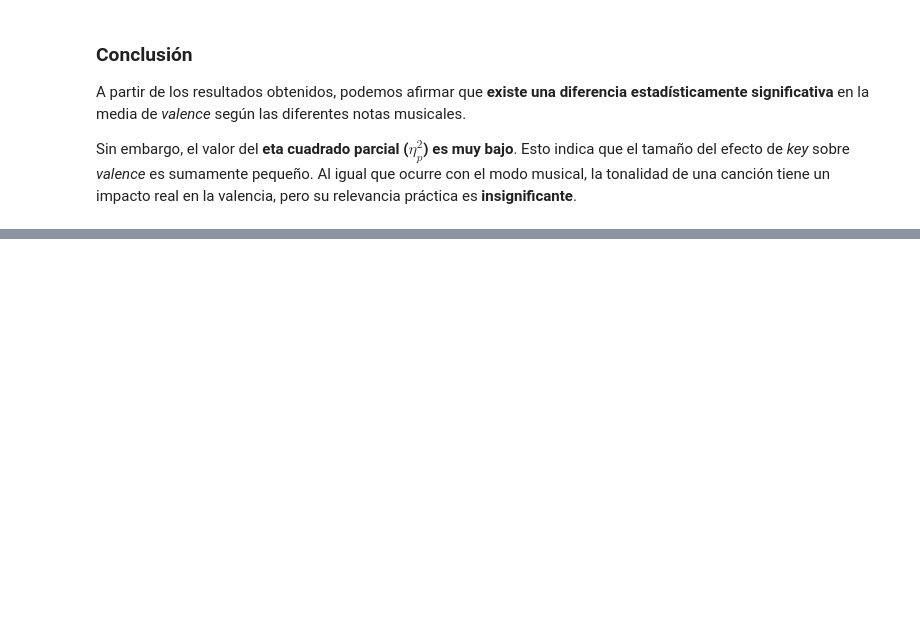
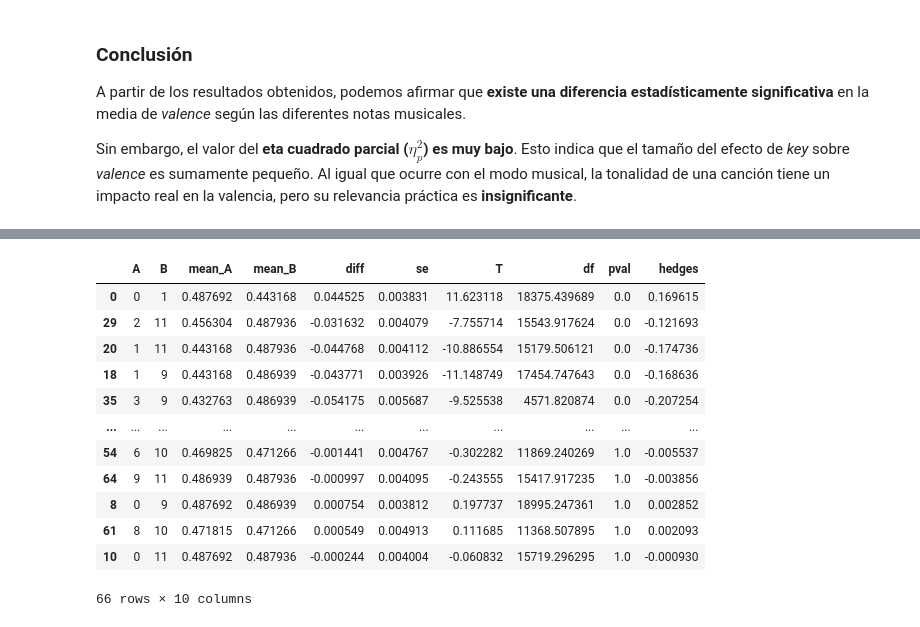
Before and after one commit to JuanDa72/music-mood-analysis, a Jupyter notebook: notebooks/02_hypothesis_testing.ipynb, the cells around one changed output, grey strips where cells are left out. Saved outputs shown, nothing was run; the diff lists cells and outputs as text; code cells hidden in the pictures; blank space fills up the shorter version.

```diff
--- a/notebooks/02_hypothesis_testing.ipynb
+++ b/notebooks/02_hypothesis_testing.ipynb
@@ -384,0 +391,19 @@ Sin embargo, el valor del **eta cuadrado parcial ($\eta_p^2$) es muy bajo**. Est
+# %%
+import pingouin as pg
+
+games_howell = pg.pairwise_gameshowell(data=df_clean, dv='valence', between='key')
+games_howell.sort_values('pval')
+# %% [output]
+|  | A | B | mean_A | mean_B | diff | se | T | df | pval | hedges |
+| 0 | 0 | 1 | 0.487692 | 0.443168 | 0.044525 | 0.003831 | 11.623118 | 18375.439689 | 0.0 | 0.169615 |
+| 29 | 2 | 11 | 0.456304 | 0.487936 | -0.031632 | 0.004079 | -7.755714 | 15543.917624 | 0.0 | -0.121693 |
+| 20 | 1 | 11 | 0.443168 | 0.487936 | -0.044768 | 0.004112 | -10.886554 | 15179.506121 | 0.0 | -0.174736 |
+| 18 | 1 | 9 | 0.443168 | 0.486939 | -0.043771 | 0.003926 | -11.148749 | 17454.747643 | 0.0 | -0.168636 |
+| 35 | 3 | 9 | 0.432763 | 0.486939 | -0.054175 | 0.005687 | -9.525538 | 4571.820874 | 0.0 | -0.207254 |
+| ... | ... | ... | ... | ... | ... | ... | ... | ... | ... | ... |
+| 54 | 6 | 10 | 0.469825 | 0.471266 | -0.001441 | 0.004767 | -0.302282 | 11869.240269 | 1.0 | -0.005537 |
+| 64 | 9 | 11 | 0.486939 | 0.487936 | -0.000997 | 0.004095 | -0.243555 | 15417.917235 | 1.0 | -0.003856 |
+| 8 | 0 | 9 | 0.487692 | 0.486939 | 0.000754 | 0.003812 | 0.197737 | 18995.247361 | 1.0 | 0.002852 |
+| 61 | 8 | 10 | 0.471815 | 0.471266 | 0.000549 | 0.004913 | 0.111685 | 11368.507895 | 1.0 | 0.002093 |
+| 10 | 0 | 11 | 0.487692 | 0.487936 | -0.000244 | 0.004004 | -0.060832 | 15719.296295 | 1.0 | -0.000930 |
+66 rows × 10 columns
```
Also changed, not shown: parts of 2 cells of this notebook, 2 other files.
